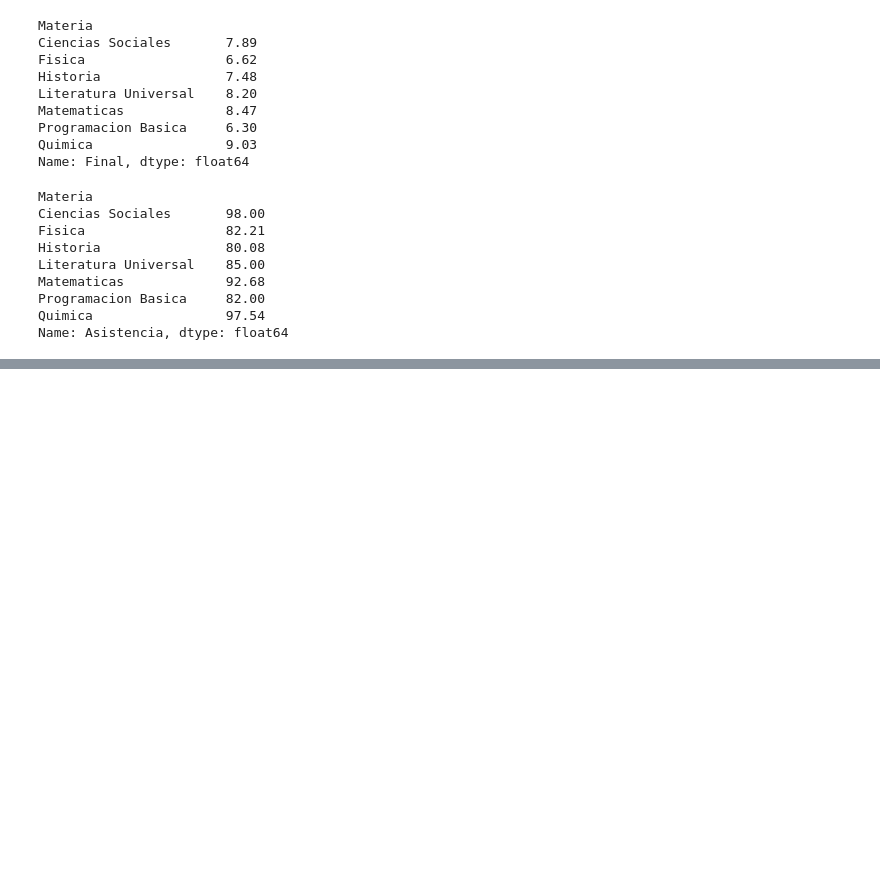
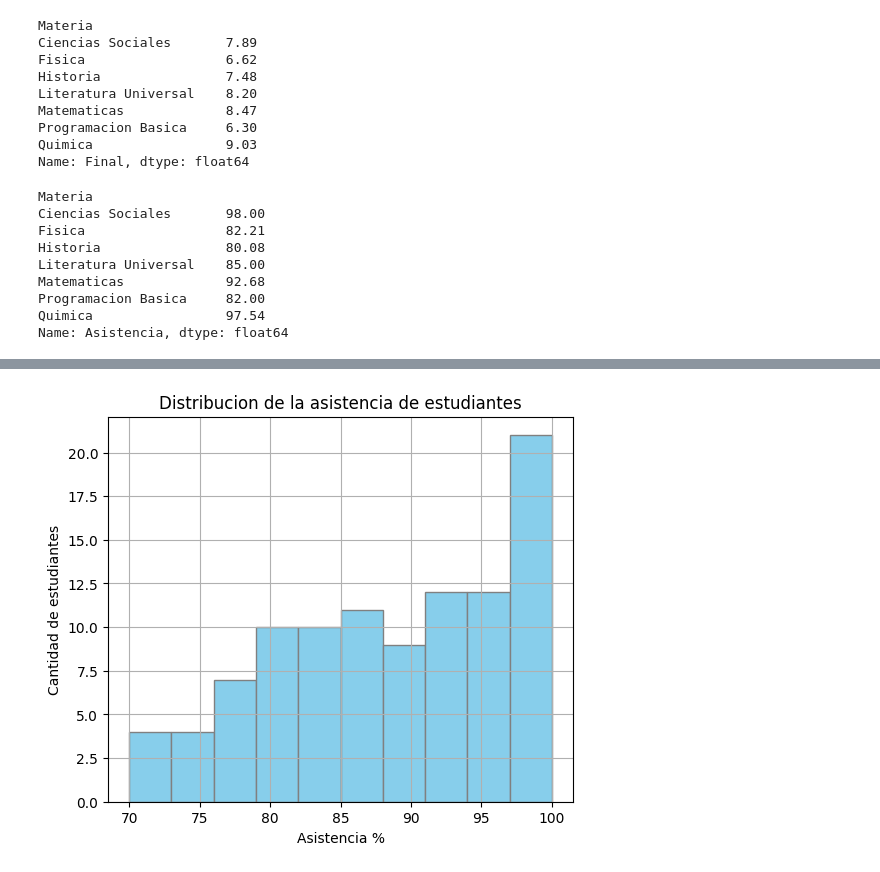
Before and after one commit to nazaquino98/modelo_examen1_tlp3, a Jupyter notebook: main (3).ipynb, the cells around one changed output, grey strips where cells are left out. Saved outputs shown, nothing was run; the diff lists cells and outputs as text; code cells hidden in the pictures; blank space fills up the shorter version.

Commit message:
Visualizacion de los datos con matplotlib

```diff
--- a/main (3).ipynb
+++ b/main (3).ipynb
@@ -326,0 +335,10 @@ Name: Asistencia, dtype: float64
+# %%
+plt.figure(figsize=(6,5))
+plt.hist(df["Asistencia"], color="skyblue", edgecolor="gray")
+plt.title("Distribucion de la asistencia de estudiantes")
+plt.xlabel("Asistencia %")
+plt.ylabel("Cantidad de estudiantes")
+plt.grid(True)
+plt.show()
+# %% [output]
+[figure, added]
```
Also changed, not shown: parts of 4 cells of this notebook.
